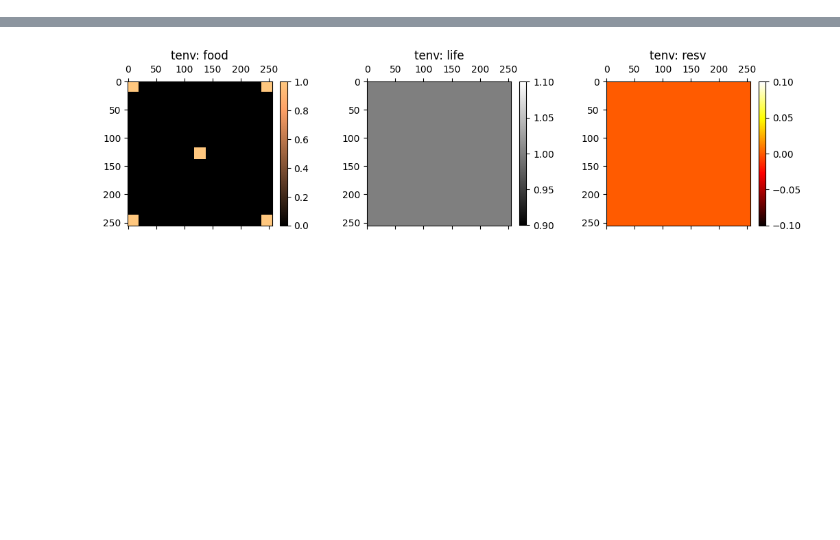
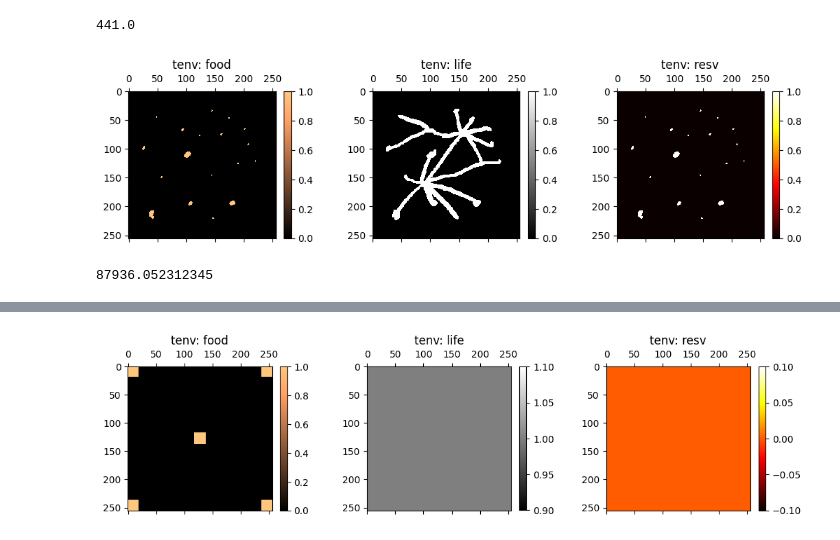
Before and after one commit to abarbieu/slime_mold_nca, a Jupyter notebook: playground.ipynb, the cells around one changed output, grey strips where cells are left out. Cells and saved outputs as stored; diff of their text form; code cells hidden in the pictures; blank space fills up the shorter version.

Commit message:
very cool diffusion playground

```diff
--- a/playground.ipynb
+++ b/playground.ipynb
@@ -110,2 +105,9 @@ with VideoWriter(filename="./encasm/results/diffusion.mp4", fps=100) as vw:
 # %%
-tenv = PetriDish.from_env("tenv", test_envs["large"]['6']['4'])
+tenv = PetriDish.from_env("tenv", test_envs["large"]['6']['3'])
+
+tenv.resv += tenv.food
+tenv.display()
+tenv.resv.sum()
+# %% [output]
+441.0
+[figure, added]
@@ -111,0 +116,24 @@ tenv = PetriDish.from_env("tenv", test_envs["large"]['6']['4'])
+# %%
+import math
+diffs = []
+# Records a video of diffusion in tenv
+with VideoWriter("./encasm/results/diffusion.mp4", fps=15) as vid:
+
+    for i in range(250):
+        tenv.resv += tenv.food * 0.2
+        tenv.resv = np.clip(tenv.resv, 0, 4)
+        presv = tenv.resv
+        tenv.resv = diffuse(tenv.resv, tenv.life, cutoff=1.3)
+
+        # diffs.append(tenv.resv[11,13])
+        # tenv.resv[11,13] = 0
+        # diffs.append(tenv.resv[21,10])
+        # tenv.resv[21,10] = 0
+
+        if i % 1 == 0:
+            tenv.resv[0,0] = 3
+            tenv.resv[0,1] = 0
+            vid.add_concat_grids([tenv.resv], cmaps=["viridis"], cols = 1)
+diffs = np.array(diffs)
+# %% [output]
+87936.052312345
```
Also changed, not shown: parts of 17 cells of this notebook, 1 other file.
